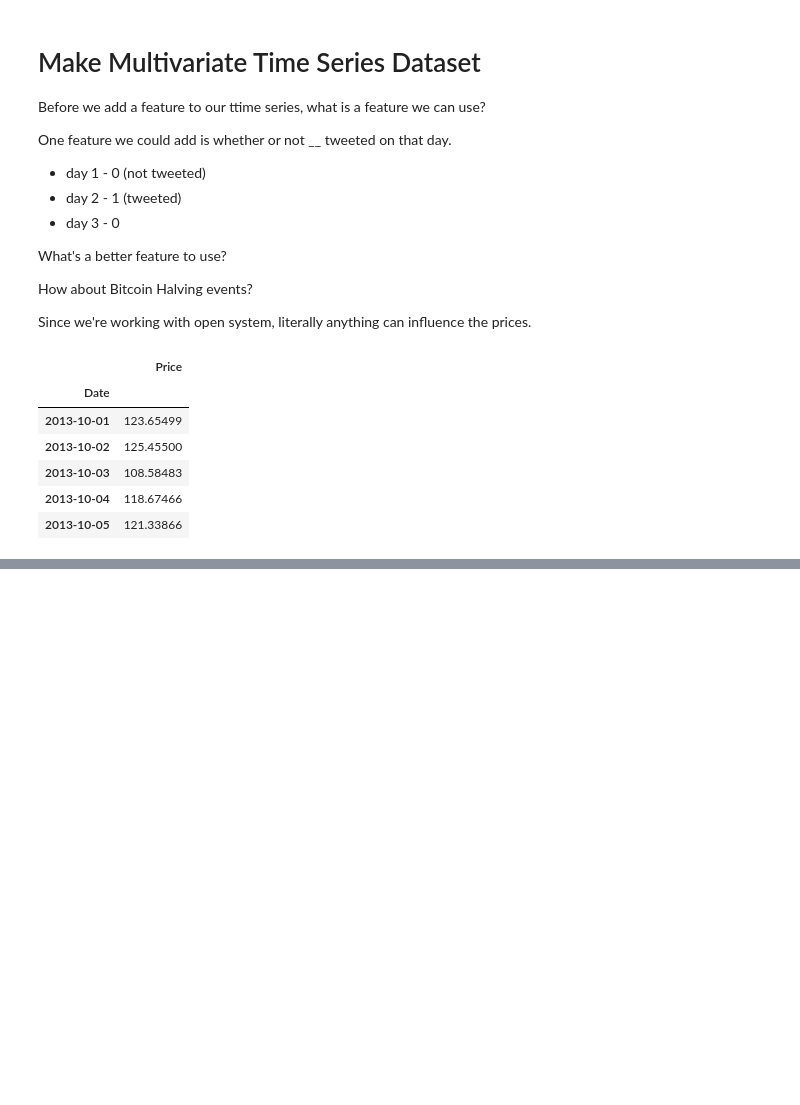
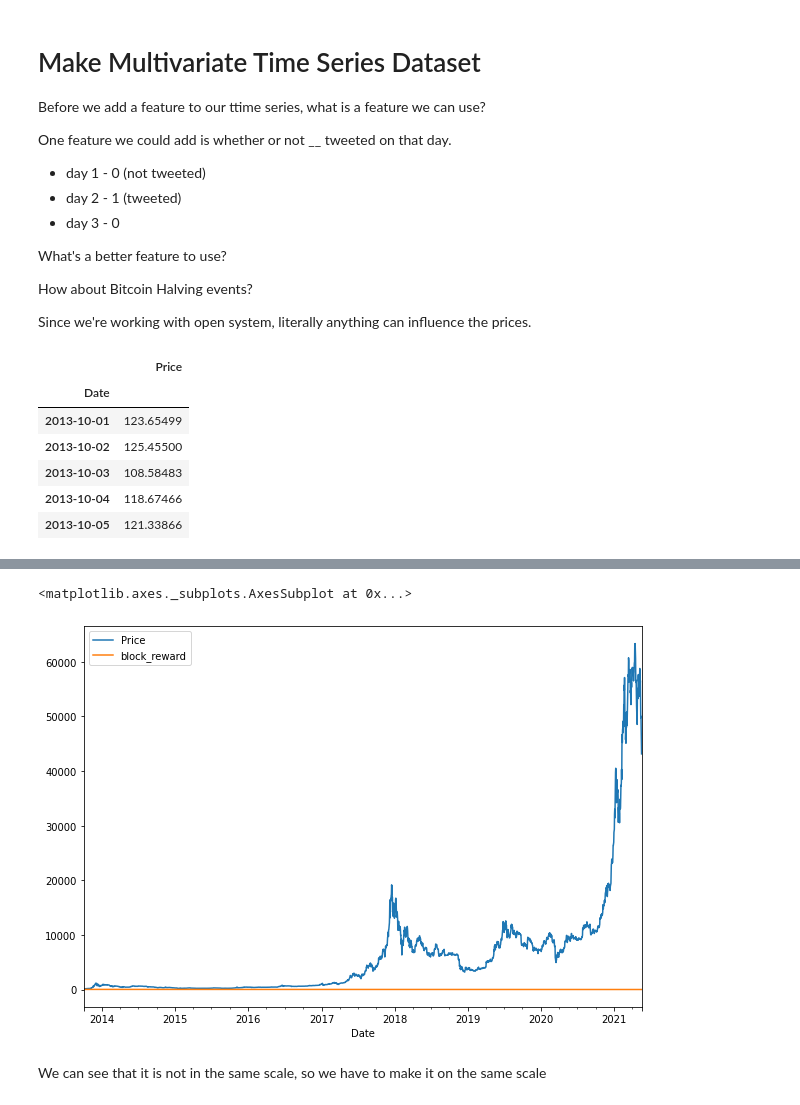
Before and after one commit to ZahrizhalAli/BitCoin_TimeSeries_with_TensorFlow_Experiments, a Jupyter notebook: 10_time_series_forecasting_with_tensorflow_video.ipynb, the cells around one changed output, grey strips where cells are left out. Cells and saved outputs as stored; diff of their text form; code cells hidden in the pictures; blank space fills up the shorter version.

```diff
--- a/10_time_series_forecasting_with_tensorflow_video.ipynb
+++ b/10_time_series_forecasting_with_tensorflow_video.ipynb
@@ -1261,6 +1261,6 @@ block_reward_4 = 6.26 # 18 may 2020
 
 # block reward dates
 block_reward_2_datetime = np.datetime64("2012-11-28")
-block_rewad_3_datetime = np.datetime64("2016-07-09")
-block_rewad_4_datetime = np.datetime64('2020-05-18')
+block_reward_3_datetime = np.datetime64("2016-07-09")
+block_reward_4_datetime = np.datetime64('2020-05-18')
 # %% [markdown]
@@ -1267,0 +1269,6 @@ We need to add this values to the dataframe
+# %%
+# Create date ranges of where specific block_reward values should be
+block_reward_2_days = (block_reward_3_datetime - bitcoin_prices.index[0]).days # we get the days attribute from block_Rward3 - bitcoin_prices.index
+block_reward_3_days = (block_reward_4_datetime - bitcoin_prices.index[0]).days
+
+block_reward_2_days , block_reward_3_days
@@ -1267,0 +1277,11 @@ We need to add this values to the dataframe
+# %%
+# Add block reward column
+bitcoin_prices_block = bitcoin_prices.copy()
+bitcoin_prices_block['block_reward'] = None
+
+# Add in block_reward values as a feature to our dataframe
+bitcoin_prices_block.iloc[:block_reward_2_days, -1] = block_reward_2
+bitcoin_prices_block.iloc[block_reward_2_days:block_reward_3_days, -1] = block_reward_3
+bitcoin_prices_block.iloc[block_reward_3_days:, -1] = block_reward_4 # -1 means , edit only the first column a.k.a block_reward
+
+bitcoin_prices_block.tail()
@@ -1267,0 +1296,8 @@ We need to add this values to the dataframe
+# %%
+bitcoin_prices_block.plot(figsize=(10, 7
+                                   ))
+# %% [output]
+<matplotlib.axes._subplots.AxesSubplot at 0x...>
+[figure, added]
+# %% [markdown]
+We can see that it is not in the same scale, so we have to make it on the same scale
```
Also changed, not shown: parts of 36 cells of this notebook.
